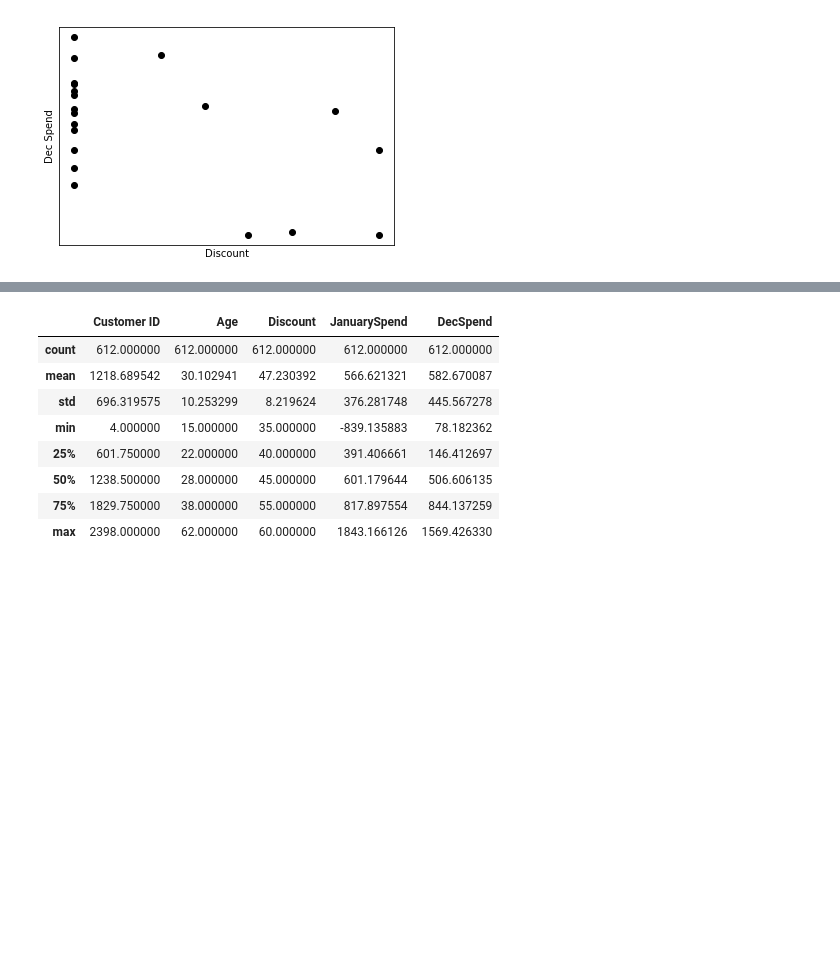
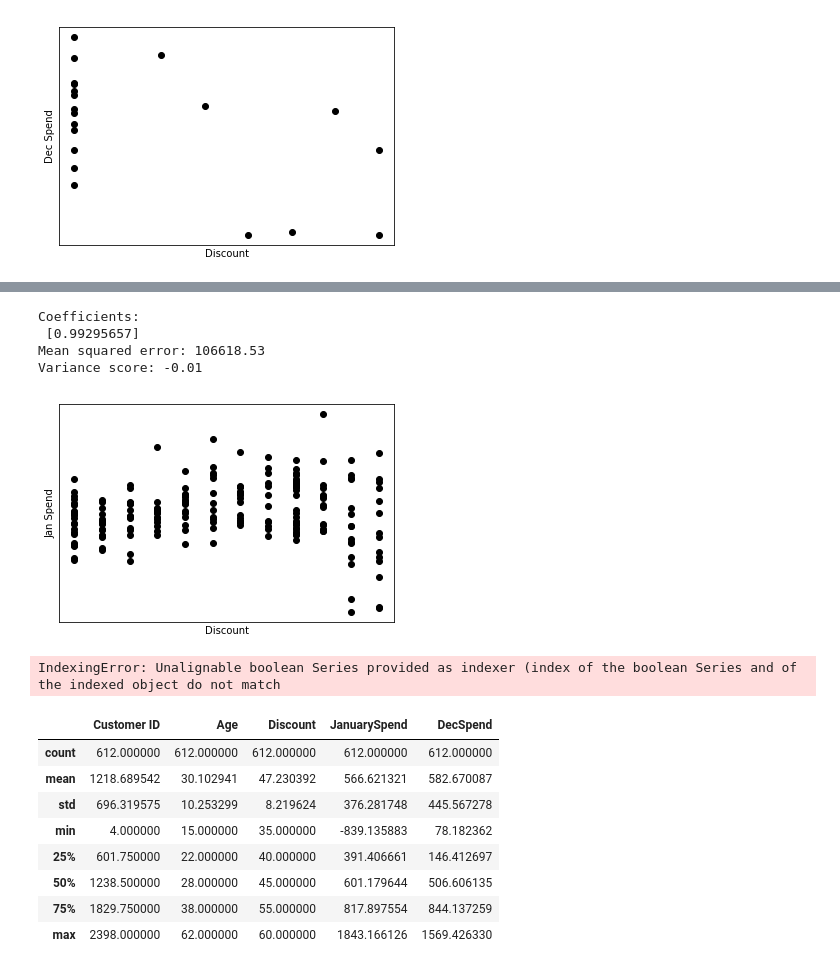
Before and after one commit to michlee1337/DataScience, a Jupyter notebook: disc_effect/discountEffect.ipynb, the cells around one changed output, grey strips where cells are left out. Cells and saved outputs as stored; diff of their text form; code cells hidden in the pictures; blank space fills up the shorter version.

```diff
--- a/disc_effect/discountEffect.ipynb
+++ b/disc_effect/discountEffect.ipynb
@@ -361,3 +429,6 @@ Coefficients:
 Mean squared error: 52180.26
 Variance score: -0.15
 [figure]
+# %%
+dfD = df.loc[df['Discount'] > 0]
+dfD.head()
@@ -364,6 +442,57 @@ Variance score: -0.15
+# %%
+from sklearn import datasets, linear_model
+from sklearn.metrics import mean_squared_error, r2_score
+
+dfD.sort_values('Discount')
+
+disc_train = dfD["Discount"].reshape(-1,1)
+
+
+# Split the data into training/testing sets
+Disc_train = disc_train[:-200]
+Disc_test = disc_train[-200:]
+
+# Split the targets into training/testing sets
+DecSpend_train = dfD['JanuarySpend'][:-200]
+DecSpend_test = dfD['JanuarySpend'][-200:]
+
+# Create linear regression object
+regr = linear_model.LinearRegression()
+
+# Train the model using the training sets
+regr.fit(Disc_train, DecSpend_train)
+
+# Make predictions using the testing set
+DecSpend_pred = regr.predict(Disc_test)
+
+# The coefficients
+print('Coefficients: \n', regr.coef_)
+# The mean squared error
+print("Mean squared error: %.2f"
+      % mean_squared_error(DecSpend_test, DecSpend_pred))
+# Explained variance score: 1 is perfect prediction
+print('Variance score: %.2f' % r2_score(DecSpend_test, DecSpend_pred))
+
+# Plot outputs
+plt.scatter(Disc_test, DecSpend_test,  color='black')
+#plt.plot(Disc_test, DecSpend_test, color='blue', linewidth=3)
+plt.xlabel('Discount')
+plt.ylabel('Jan Spend')
+plt.xticks(())
+plt.yticks(())
+
+plt.show()
+# %% [output]
+Coefficients:
+ [0.99295657]
+Mean squared error: 106618.53
+Variance score: -0.01
+[figure, added]
 # %%
-dfD = df.loc[df['Discount'] > 30]
+dfD = df.loc[dfD['Age'] > 30]
 dfND = df.loc[df['Discount'] == 0]
+# %% [output]
+IndexingError: Unalignable boolean Series provided as indexer (index of the boolean Series and of the indexed object do not match
 # %%
 dfD.describe()
 # %% [output]
```
Also changed, not shown: parts of 6 cells of this notebook, 6 other files.
